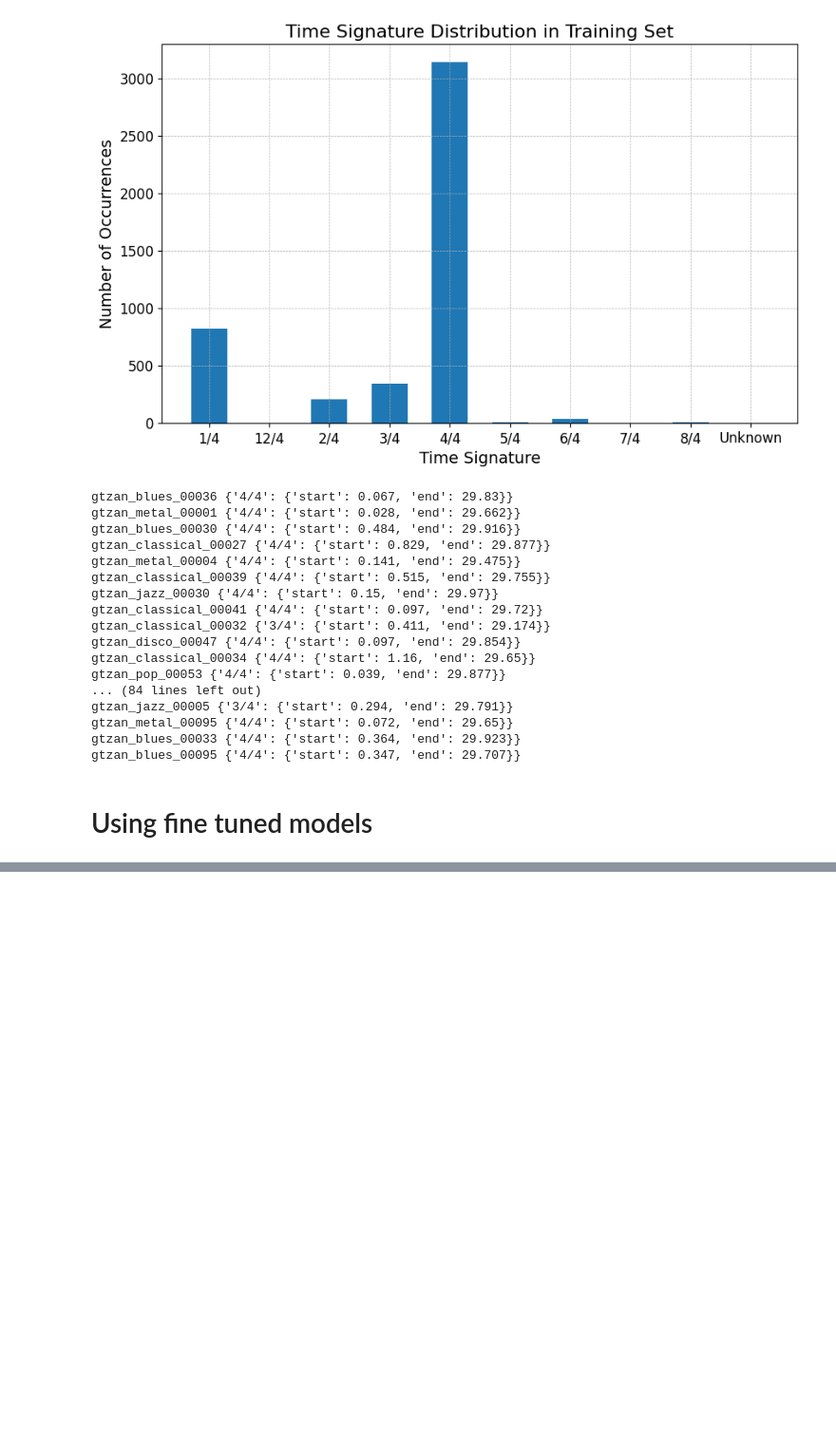
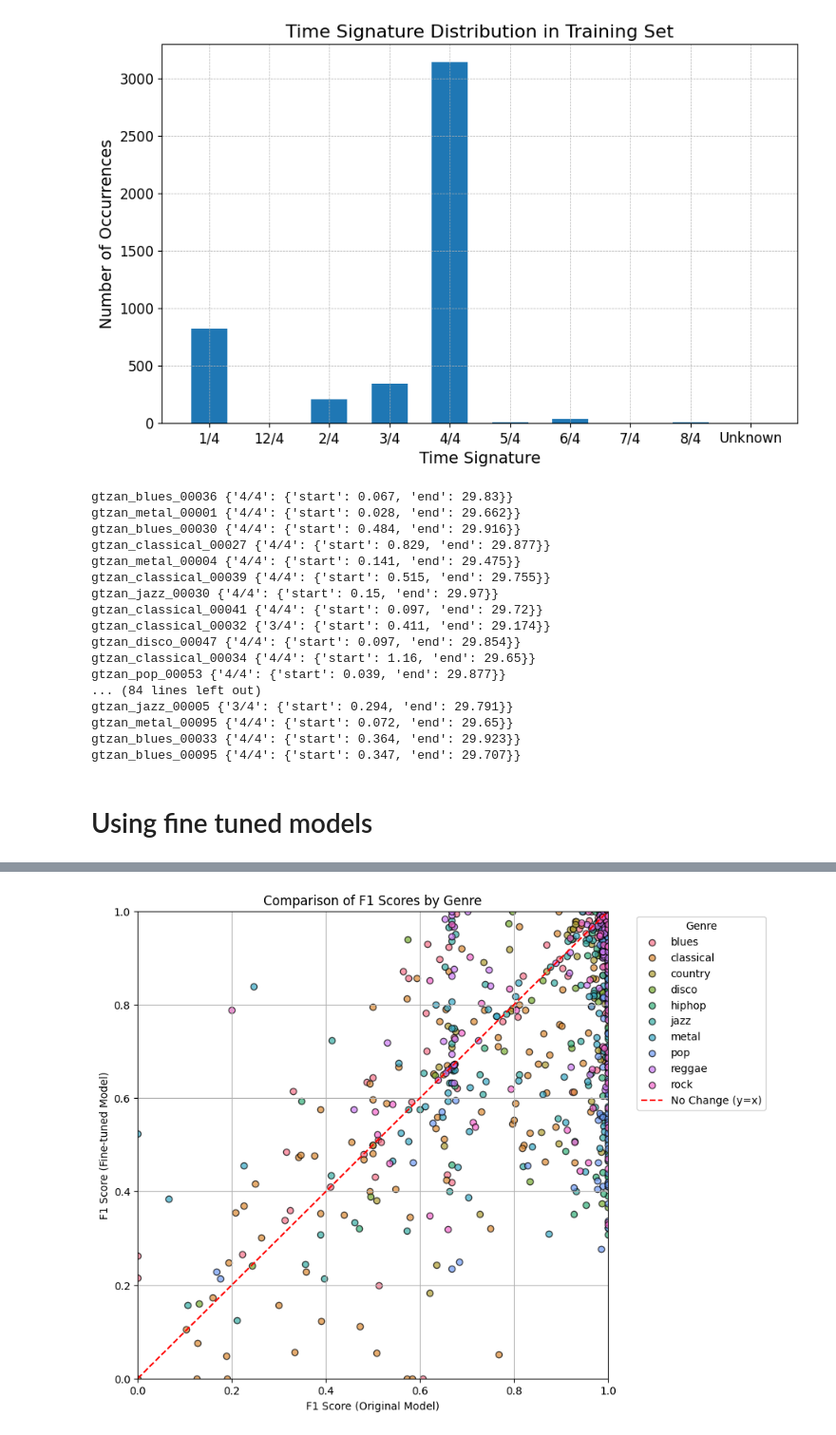
Before and after one commit to smilo7/more-beats-for-this, a Jupyter notebook: notebooks/More_Beats_for_This!_Reproducing_Beat_this!_paper_results_and_fail_case_analysis(1).ipynb, the cells around one changed output, grey strips where cells are left out. Shown at 95% size. Saved outputs shown, nothing was run; the diff lists cells and outputs as text; code cells hidden in the pictures; blank space fills up the shorter version.

Commit message:
add analysis for finetuned timestretch model

```diff
--- a/notebooks/More_Beats_for_This!_Reproducing_Beat_this!_paper_results_and_fail_case_analysis(1).ipynb
+++ b/notebooks/More_Beats_for_This!_Reproducing_Beat_this!_paper_results_and_fail_case_analysis(1).ipynb
@@ -433,0 +580,56 @@ gtzan_blues_00095 {'4/4': {'start': 0.347, 'end': 29.707}}
+# %%
+import matplotlib.pyplot as plt
+import pandas as pd
+import seaborn as sns
+
+# Load the data
+file1 = "../beat-this-results-on-test/file_metrics_log_finetune_timestretch_aug.csv"
+file2 = "../beat-this-results-on-test/final-model-track-metrics.csv"
+
+df1 = pd.read_csv(file1)
+df2 = pd.read_csv(file2)
+
+# Common column and metric
+common_column = "Piece"
+metric = "F-measure_beat"
+
+# Merge all tracks
+df_merged = df1[[common_column, metric]].merge(
+    df2[[common_column, metric]],
+    on=common_column,
+    suffixes=("_finetune", "_original")
+)
+
+# Extract genre from 'Piece' (assuming structure like 'gtzan/gtzan_metal_00019/track.npy')
+df_merged["Genre"] = df_merged[common_column].apply(lambda x: x.split('/')[1].split('_')[1] if '/' in x else "Unknown")
+
+# Set up color palette
+genres = df_merged["Genre"].unique()
+palette = sns.color_palette("husl", len(genres))  # Use a distinct color for each genre
+genre_colors = {genre: palette[i] for i, genre in enumerate(genres)}
+
+# Scatter plot with genre-based coloring
+plt.figure(figsize=(8, 8))
+for genre, color in genre_colors.items():
+    subset = df_merged[df_merged["Genre"] == genre]
+    plt.scatter(
+        subset[f"{metric}_original"], subset[f"{metric}_finetune"],
+        alpha=0.7, edgecolors="k", label=genre, color=color
+    )
+
+# Add a reference line (y = x)
+plt.plot([0, 1], [0, 1], linestyle="--", color="red", label="No Change (y=x)")
+
+# Labels and title
+plt.xlabel("F1 Score (Original Model)")
+plt.ylabel("F1 Score (Fine-tuned Model)")
+plt.title("Comparison of F1 Scores by Genre")
+plt.legend(title="Genre", bbox_to_anchor=(1.05, 1), loc="upper left")
+plt.grid(True)
+plt.xlim(0, 1)
+plt.ylim(0, 1)
+
+# Show the plot
+plt.show()
+# %% [output]
+[figure, added]
```
Also changed, not shown: parts of 4 cells of this notebook.
